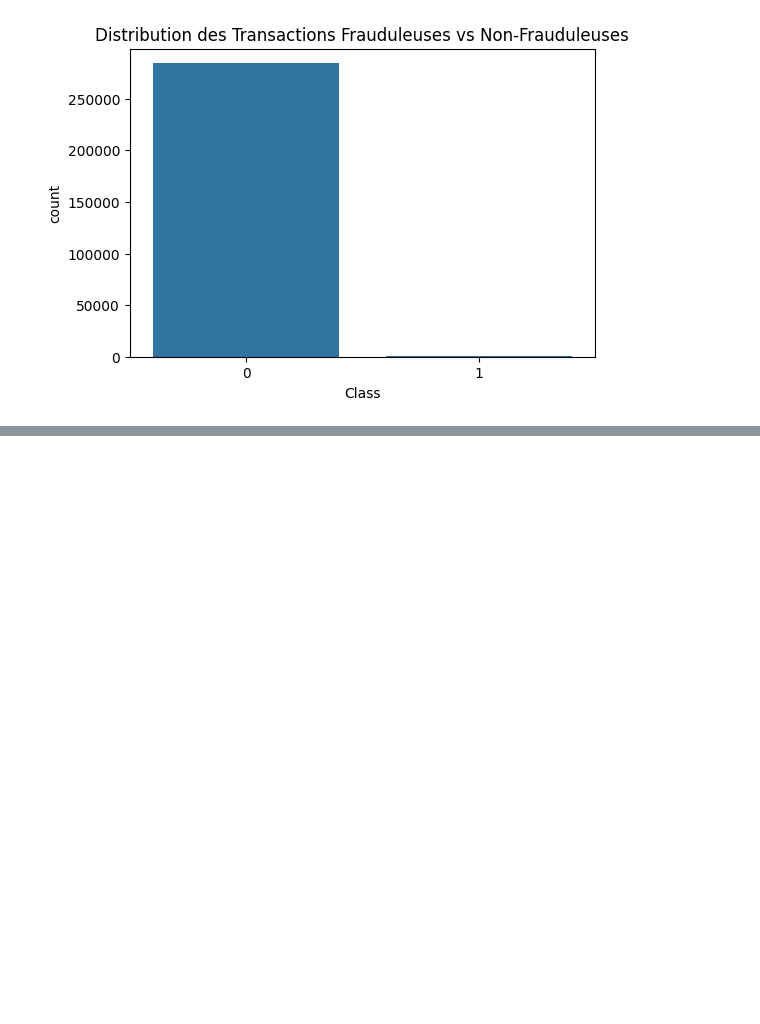
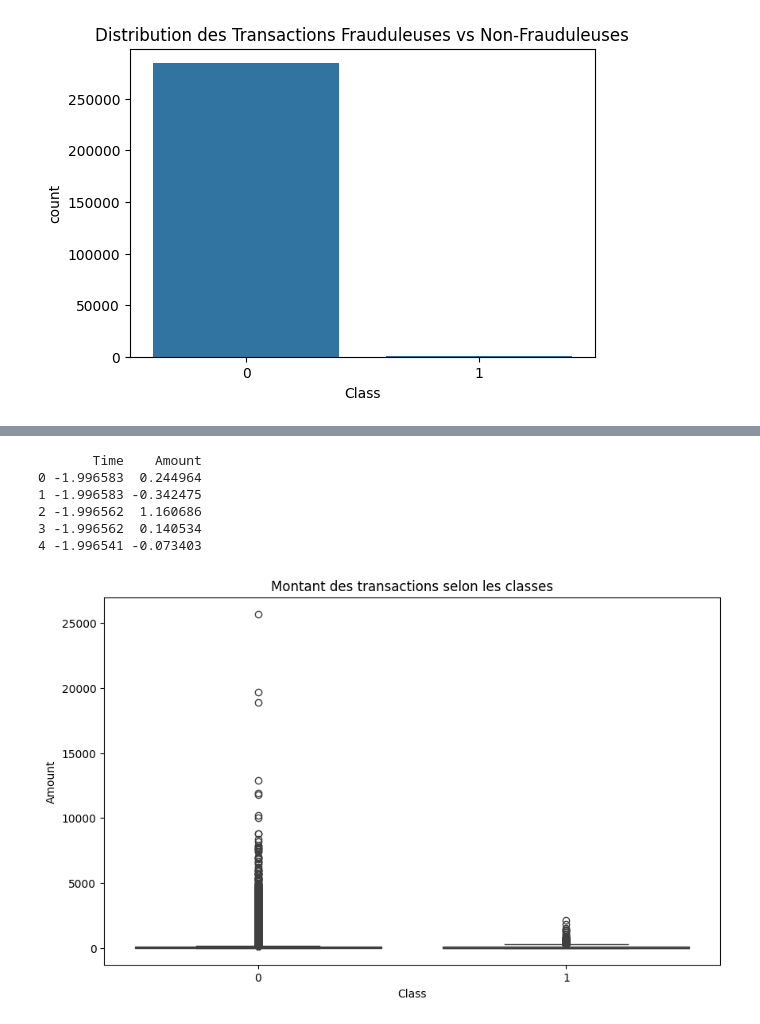
Before and after one commit to svrvhhr/Credit-Card-Fraud-Detection, a Jupyter notebook: notebooks/data-analysis.ipynb, the cells around one changed output, grey strips where cells are left out. Saved outputs shown, nothing was run; the diff lists cells and outputs as text; code cells hidden in the pictures; blank space fills up the shorter version.

```diff
--- a/notebooks/data-analysis.ipynb
+++ b/notebooks/data-analysis.ipynb
@@ -83,0 +107,26 @@ plt.show()
+# %%
+from sklearn.preprocessing import StandardScaler
+
+# Création d'une copie pour éviter d'altérer l'original
+data_scaled = data.copy()
+
+# Mise à l'échelle des colonnes Time et Amount
+scaler = StandardScaler()
+data_scaled[['Time', 'Amount']] = scaler.fit_transform(data_scaled[['Time', 'Amount']])
+
+# Vérification des premières lignes après mise à l'échelle
+print(data_scaled[['Time', 'Amount']].head())
+# %% [output]
+       Time    Amount
+0 -1.996583  0.244964
+1 -1.996583 -0.342475
+2 -1.996562  1.160686
+3 -1.996562  0.140534
+4 -1.996541 -0.073403
+# %%
+plt.figure(figsize=(10, 6))
+sns.boxplot(x='Class', y='Amount', data=data)
+plt.title('Montant des transactions selon les classes')
+plt.show()
+# %% [output]
+[figure, added]
```
Also changed, not shown: parts of 12 cells of this notebook, 4 other files.
